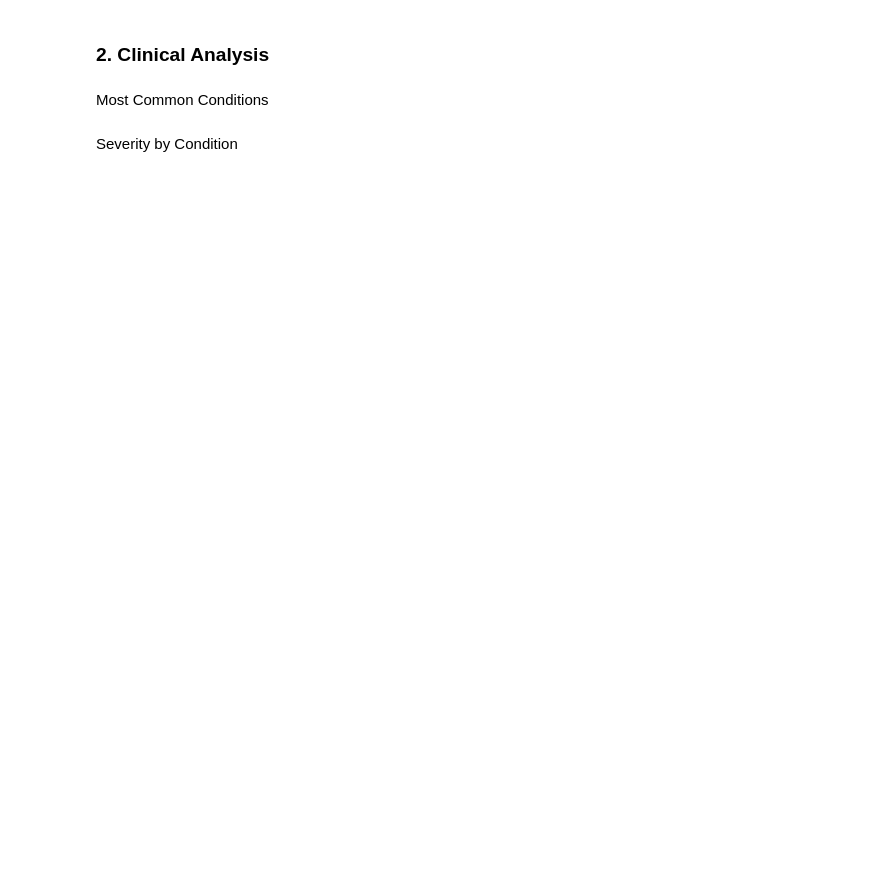
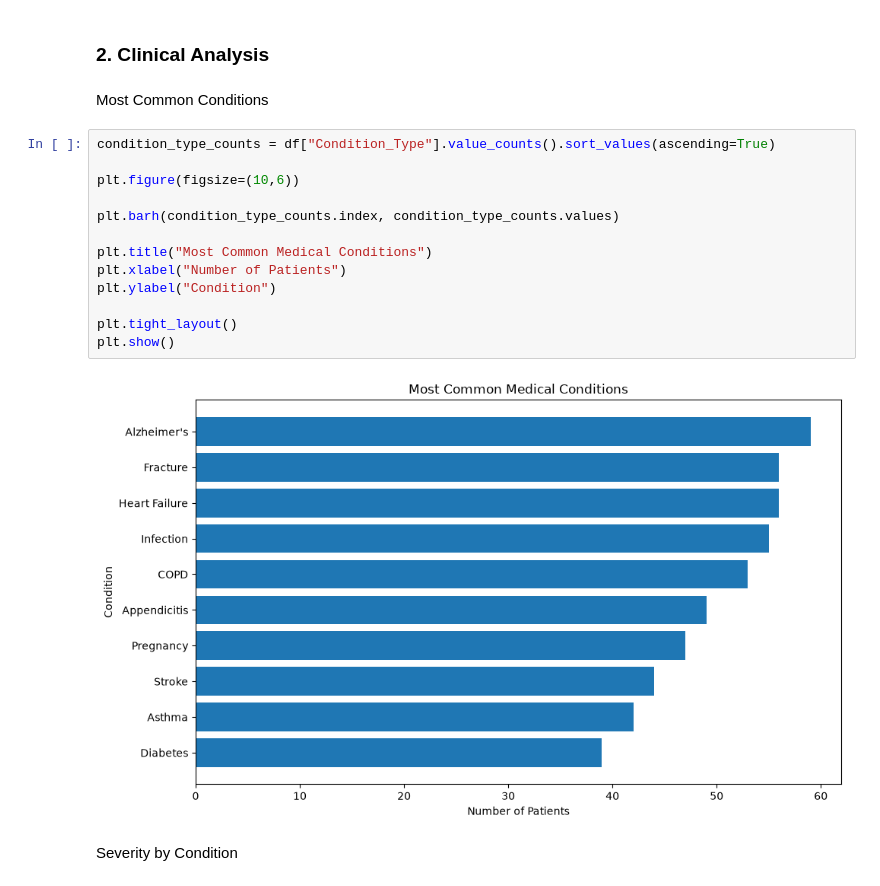
Before and after one commit to AhmedBits/healthcare-data-exploration-python, a Jupyter notebook: notebooks/healthcare_analysis.ipynb, the cells around one changed output. Drawn from its saved outputs; the diff is of its cells as text; blank space fills up the shorter version.

```diff
--- a/notebooks/healthcare_analysis.ipynb
+++ b/notebooks/healthcare_analysis.ipynb
@@ -179,5 +222,20 @@ Age Groups
 ### 2. Clinical Analysis
 # %% [markdown]
 Most Common Conditions
+# %%
+condition_type_counts = df["Condition_Type"].value_counts().sort_values(ascending=True)
+
+plt.figure(figsize=(10,6))
+
+plt.barh(condition_type_counts.index, condition_type_counts.values)
+
+plt.title("Most Common Medical Conditions")
+plt.xlabel("Number of Patients")
+plt.ylabel("Condition")
+
+plt.tight_layout()
+plt.show()
+# %% [output]
+[figure, added]
 # %% [markdown]
 Severity by Condition
```
Also changed, not shown: parts of 12 cells of this notebook.
